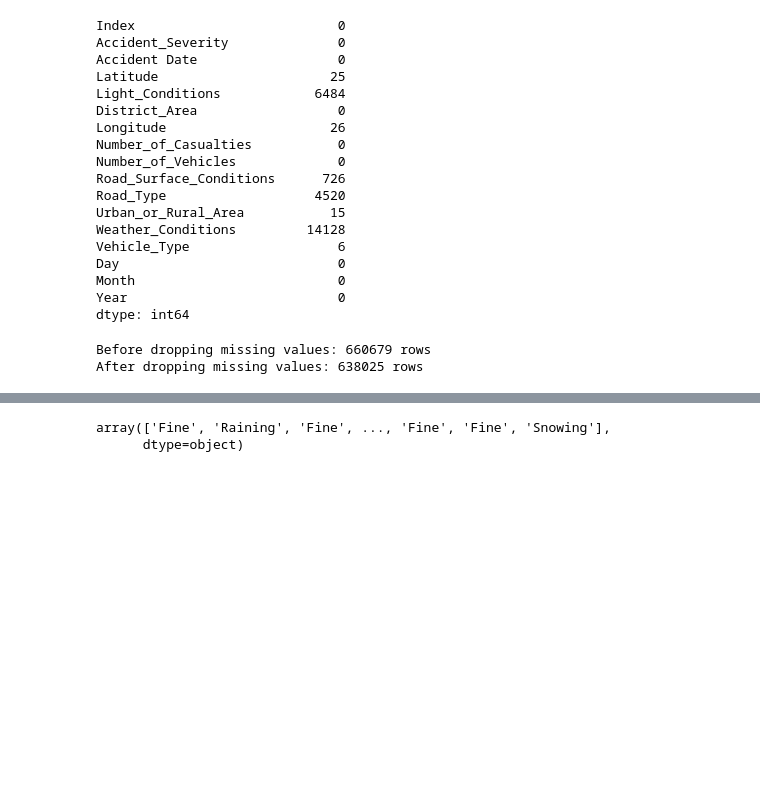
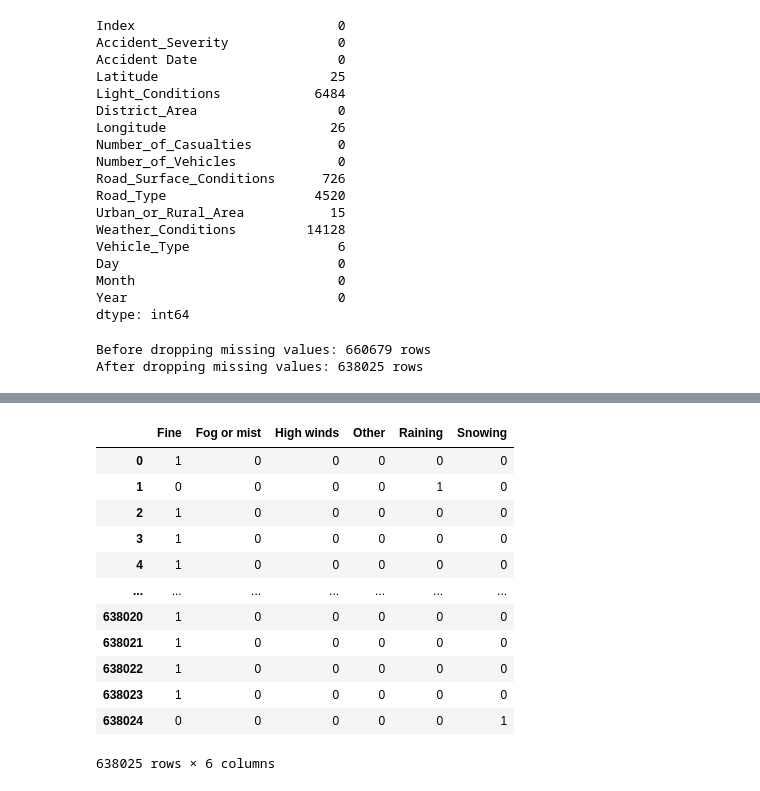
Before and after one commit to yashilvora19/accident_severity_prediction, a Jupyter notebook: Data_Cleaning_and_EDA.ipynb, the cells around one changed output, grey strips where cells are left out. Cells and saved outputs as stored; diff of their text form; code cells hidden in the pictures; blank space fills up the shorter version.

```diff
--- a/Data_Cleaning_and_EDA.ipynb
+++ b/Data_Cleaning_and_EDA.ipynb
@@ -173,6 +218,21 @@ from sklearn.preprocessing import OneHotEncoder
 # %%
 # use MultiLabelBinarizer on Weather_Conditions??
 from sklearn.preprocessing import MultiLabelBinarizer
+mlb = MultiLabelBinarizer()
+weather = mlb.fit_transform(accident_copy['Weather_Conditions'])
+# one for everything that was in the weatehr condition that day
+pd.DataFrame(weather, columns=mlb.classes_)
 # %% [output]
+|  | Fine | Fog or mist | High winds | Other | Raining | Snowing |
+| 0 | 1 | 0 | 0 | 0 | 0 | 0 |
+| 1 | 0 | 0 | 0 | 0 | 1 | 0 |
+| 2 | 1 | 0 | 0 | 0 | 0 | 0 |
+| 3 | 1 | 0 | 0 | 0 | 0 | 0 |
+| 4 | 1 | 0 | 0 | 0 | 0 | 0 |
+| ... | ... | ... | ... | ... | ... | ... |
+| 638020 | 1 | 0 | 0 | 0 | 0 | 0 |
+| 638021 | 1 | 0 | 0 | 0 | 0 | 0 |
+| 638022 | 1 | 0 | 0 | 0 | 0 | 0 |
+| 638023 | 1 | 0 | 0 | 0 | 0 | 0 |
+| 638024 | 0 | 0 | 0 | 0 | 0 | 1 |
-array(['Fine', 'Raining', 'Fine', ..., 'Fine', 'Fine', 'Snowing'],
-      dtype=object)
+638025 rows × 6 columns
```
Also changed, not shown: parts of 8 cells of this notebook.
